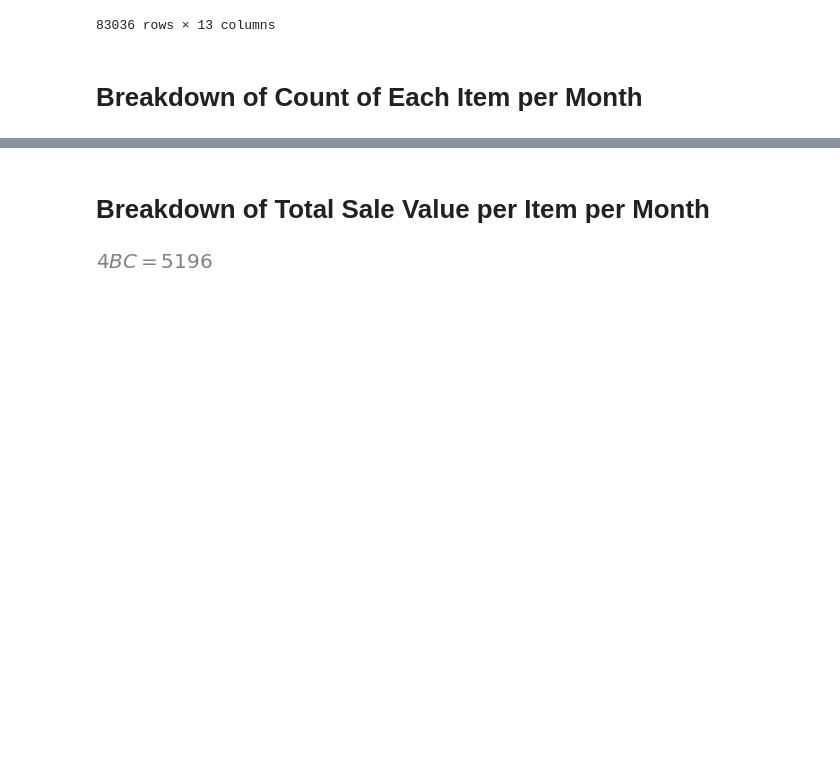
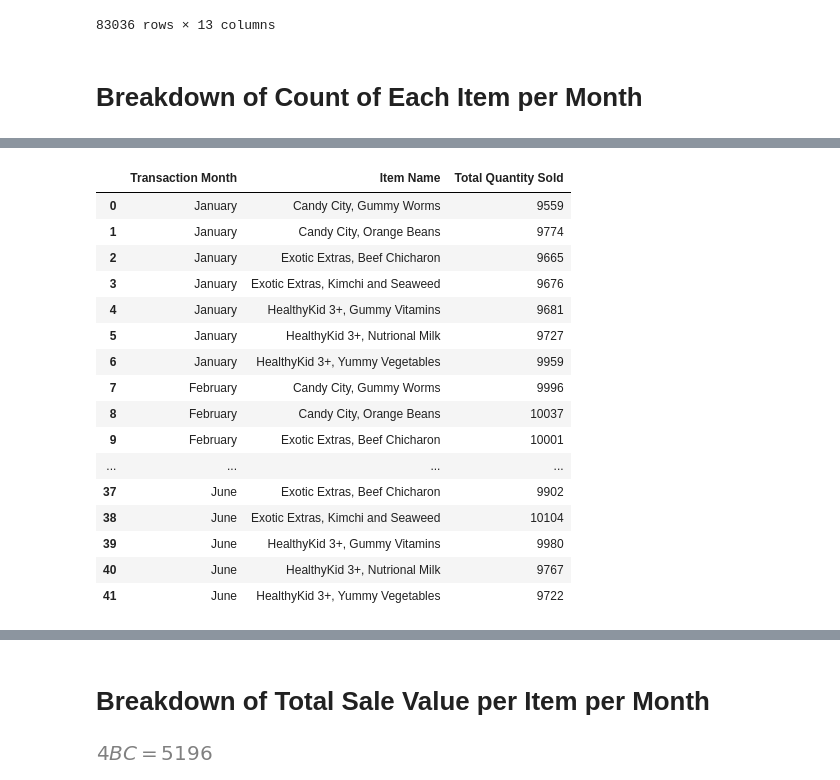
Before and after one commit to Aianee/llenado-213524-ad-hoc-analysis, a Jupyter notebook: llenado-ad-hoc-analysis.ipynb, the cells around one changed output, grey strips where cells are left out. Cells and saved outputs as stored; diff of their text form; code cells hidden in the pictures; blank space fills up the shorter version.

```diff
--- a/llenado-ad-hoc-analysis.ipynb
+++ b/llenado-ad-hoc-analysis.ipynb
@@ -110,0 +86,56 @@ quantity_per_item
+# %%
+# create table of total quantity sold for Item 1
+item1_quantity = df_clean.groupby(['Transaction Month','Item 1'],sort=False)[['Item 1 Quantity']].sum().reset_index()
+item1_quantity.rename(columns = {'Item 1':'Item Name'}, inplace=True)
+item1_quantity = item1_quantity.sort_values(by=['Transaction Month','Item Name'], ascending=True)
+item1_quantity['Month|Item Name'] = item1_quantity['Transaction Month']+'|'+item1_quantity['Item Name']
+item1_quantity = item1_quantity[['Month|Item Name', 'Item 1 Quantity']]
+item1_quantity = item1_quantity.reset_index(drop=True)
+
+# create table of total quantity sold for Item 2
+item2_quantity = df_clean.groupby(['Transaction Month','Item 2'],sort=False)[['Item 2 Quantity']].sum().reset_index()
+item2_quantity.rename(columns = {'Item 2':'Item Name'}, inplace=True)
+item2_quantity = item2_quantity.sort_values(by=['Transaction Month','Item Name'], ascending=True)
+item2_quantity['Month|Item Name'] = item2_quantity['Transaction Month']+'|'+item2_quantity['Item Name']
+item2_quantity = item2_quantity[['Month|Item Name', 'Item 2 Quantity']]
+item2_quantity = item2_quantity.reset_index(drop=True)
+
+# create table of total quantity sold for Item 3
+item3_quantity = df_clean.groupby(['Transaction Month','Item 3'],sort=False)[['Item 3 Quantity']].sum().reset_index()
+item3_quantity.rename(columns = {'Item 3':'Item Name'}, inplace=True)
+item3_quantity = item3_quantity.sort_values(by=['Transaction Month','Item Name'], ascending=True)
+item3_quantity['Month|Item Name'] = item3_quantity['Transaction Month']+'|'+item3_quantity['Item Name']
+item3_quantity = item3_quantity[['Month|Item Name', 'Item 3 Quantity']]
+item3_quantity = item3_quantity.reset_index(drop=True)
+
+# merged the three tables for generated above to create a summary table for the total quantity sold per item
+items_quantity = [item1_quantity, item2_quantity, item3_quantity]
+items_quantity_final = ft.reduce(lambda left, right: pd.merge(left, right, on='Month|Item Name'), items_quantity)
+items_quantity_final['Total Quantity Sold'] = items_quantity_final['Item 1 Quantity'] + items_quantity_final['Item 2 Quantity'] + items_quantity_final['Item 3 Quantity']
+items_quantity_final[['Transaction Month','Item Name']] = items_quantity_final['Month|Item Name'].str.split('|', expand=True)
+quantity_per_item = items_quantity_final[['Transaction Month', 'Item Name', 'Total Quantity Sold']]
+
+# assigned values to each month using mappingfor sorting
+month_map = {'January':1, 'February':2, 'March':3, 'April':4, 'May':5, 'June':6}
+quantity_per_item['Month Number'] = quantity_per_item['Transaction Month'].apply(lambda Transaction_Month: month_map[Transaction_Month])
+quantity_per_item = quantity_per_item.sort_values(by=['Month Number', 'Item Name'], axis=0)
+quantity_per_item = quantity_per_item.drop(columns='Month Number').reset_index(drop=True)
+quantity_per_item
+# %% [output]
+|  | Transaction Month | Item Name | Total Quantity Sold |
+| 0 | January | Candy City, Gummy Worms | 9559 |
+| 1 | January | Candy City, Orange Beans | 9774 |
+| 2 | January | Exotic Extras, Beef Chicharon | 9665 |
+| 3 | January | Exotic Extras, Kimchi and Seaweed | 9676 |
+| 4 | January | HealthyKid 3+, Gummy Vitamins | 9681 |
+| 5 | January | HealthyKid 3+, Nutrional Milk | 9727 |
+| 6 | January | HealthyKid 3+, Yummy Vegetables | 9959 |
+| 7 | February | Candy City, Gummy Worms | 9996 |
+| 8 | February | Candy City, Orange Beans | 10037 |
+| 9 | February | Exotic Extras, Beef Chicharon | 10001 |
+| ... | ... | ... | ... |
+| 37 | June | Exotic Extras, Beef Chicharon | 9902 |
+| 38 | June | Exotic Extras, Kimchi and Seaweed | 10104 |
+| 39 | June | HealthyKid 3+, Gummy Vitamins | 9980 |
+| 40 | June | HealthyKid 3+, Nutrional Milk | 9767 |
+| 41 | June | HealthyKid 3+, Yummy Vegetables | 9722 |
```
Also changed, not shown: parts of 18 cells of this notebook.
